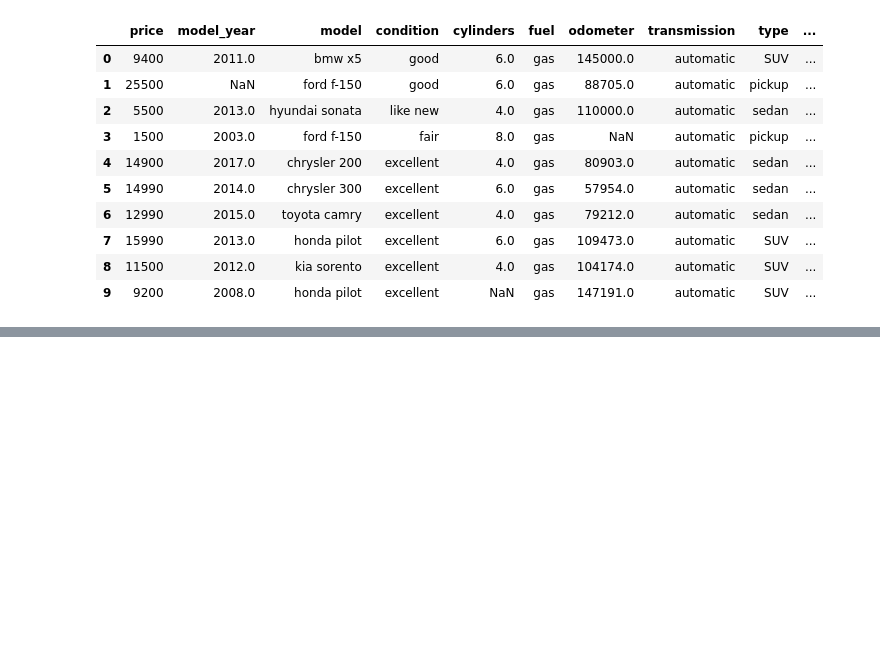
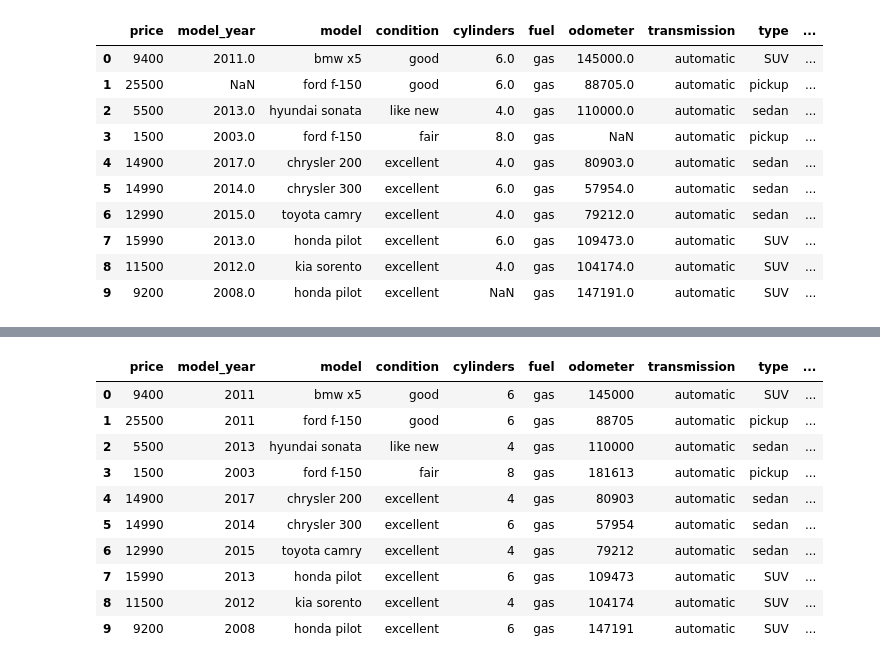
Before and after one commit to mdero002/Sprint_4_Software_Development_Tools, a Jupyter notebook: EDA.ipynb, the cells around one changed output, grey strips where cells are left out. Cells and saved outputs as stored; diff of their text form; code cells hidden in the pictures; blank space fills up the shorter version.

```diff
--- a/EDA.ipynb
+++ b/EDA.ipynb
@@ -61,0 +494,3 @@ display(df.head(10))
+# %%
+# Change is_4wd column to boolean data type
+df['is_4wd'] = df['is_4wd'].astype(bool)
@@ -61,0 +535,15 @@ display(df.head(10))
+# %%
+# Display the first few rows of the modified dataset
+df.head(10)
+# %% [output]
+|  | price | model_year | model | condition | cylinders | fuel | odometer | transmission | type | ... |
+| 0 | 9400 | 2011 | bmw x5 | good | 6 | gas | 145000 | automatic | SUV | ... |
+| 1 | 25500 | 2011 | ford f-150 | good | 6 | gas | 88705 | automatic | pickup | ... |
+| 2 | 5500 | 2013 | hyundai sonata | like new | 4 | gas | 110000 | automatic | sedan | ... |
+| 3 | 1500 | 2003 | ford f-150 | fair | 8 | gas | 181613 | automatic | pickup | ... |
+| 4 | 14900 | 2017 | chrysler 200 | excellent | 4 | gas | 80903 | automatic | sedan | ... |
+| 5 | 14990 | 2014 | chrysler 300 | excellent | 6 | gas | 57954 | automatic | sedan | ... |
+| 6 | 12990 | 2015 | toyota camry | excellent | 4 | gas | 79212 | automatic | sedan | ... |
+| 7 | 15990 | 2013 | honda pilot | excellent | 6 | gas | 109473 | automatic | SUV | ... |
+| 8 | 11500 | 2012 | kia sorento | excellent | 4 | gas | 104174 | automatic | SUV | ... |
+| 9 | 9200 | 2008 | honda pilot | excellent | 6 | gas | 147191 | automatic | SUV | ... |
```
Also changed, not shown: parts of 54 cells of this notebook, 1 other file.
